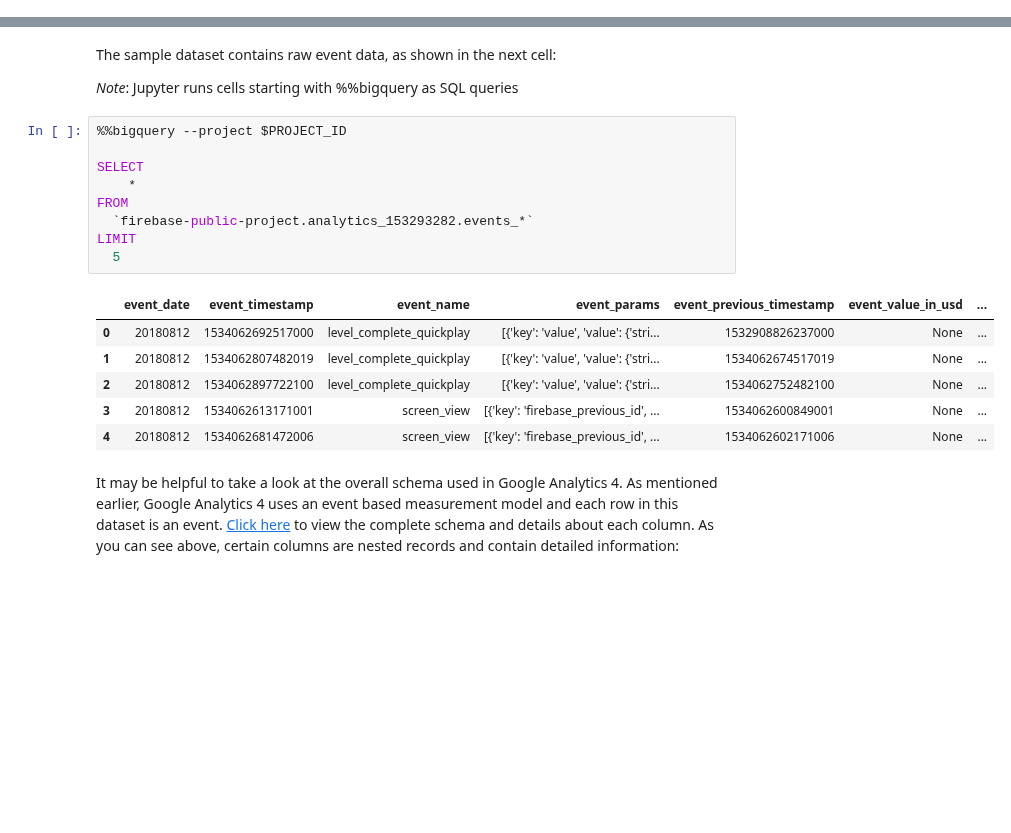
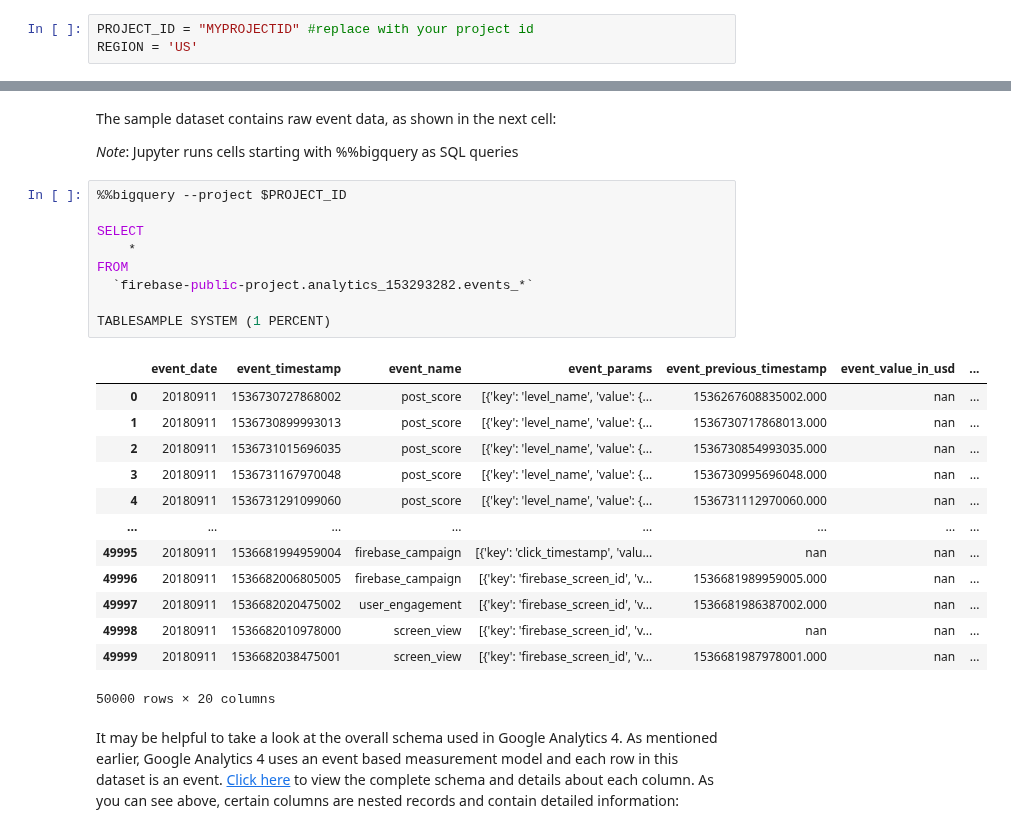
Before and after one commit to GoogleCloudPlatform/analytics-componentized-patterns, a Jupyter notebook: gaming/propensity-model/bqml/bqml_ga4_gaming_propensity_to_churn.ipynb, the cells around one changed output, grey strips where cells are left out. Drawn from its saved outputs; the diff is of its cells as text; blank space fills up the shorter version.

```diff
--- a/gaming/propensity-model/bqml/bqml_ga4_gaming_propensity_to_churn.ipynb
+++ b/gaming/propensity-model/bqml/bqml_ga4_gaming_propensity_to_churn.ipynb
@@ -121,3 +118,6 @@ REGION = 'US'
+# %%
+PROJECT_ID = "MYPROJECTID" #replace with your project id
+REGION = 'US'
 # %% [markdown]
 ### Import libraries and define constants
 # %%
@@ -143,19 +145,26 @@ _Note_: Jupyter runs cells starting with %%bigquery as SQL queries
 # %%
 %%bigquery --project $PROJECT_ID
 
 SELECT
     *
 FROM
   `firebase-public-project.analytics_153293282.events_*`
-LIMIT
-  5
+
+TABLESAMPLE SYSTEM (1 PERCENT)
 # %% [output]
 |  | event_date | event_timestamp | event_name | event_params | event_previous_timestamp | event_value_in_usd | ... |
-| 0 | 20180812 | 1534062692517000 | level_complete_quickplay | [{'key': 'value', 'value': {'stri... | 1532908826237000 | None | ... |
-| 1 | 20180812 | 1534062807482019 | level_complete_quickplay | [{'key': 'value', 'value': {'stri... | 1534062674517019 | None | ... |
-| 2 | 20180812 | 1534062897722100 | level_complete_quickplay | [{'key': 'value', 'value': {'stri... | 1534062752482100 | None | ... |
-| 3 | 20180812 | 1534062613171001 | screen_view | [{'key': 'firebase_previous_id', ... | 1534062600849001 | None | ... |
-| 4 | 20180812 | 1534062681472006 | screen_view | [{'key': 'firebase_previous_id', ... | 1534062602171006 | None | ... |
+| 0 | 20180911 | 1536730727868002 | post_score | [{'key': 'level_name', 'value': {... | 1536267608835002.000 | nan | ... |
+| 1 | 20180911 | 1536730899993013 | post_score | [{'key': 'level_name', 'value': {... | 1536730717868013.000 | nan | ... |
+| 2 | 20180911 | 1536731015696035 | post_score | [{'key': 'level_name', 'value': {... | 1536730854993035.000 | nan | ... |
+| 3 | 20180911 | 1536731167970048 | post_score | [{'key': 'level_name', 'value': {... | 1536730995696048.000 | nan | ... |
+| 4 | 20180911 | 1536731291099060 | post_score | [{'key': 'level_name', 'value': {... | 1536731112970060.000 | nan | ... |
+| ... | ... | ... | ... | ... | ... | ... | ... |
+| 49995 | 20180911 | 1536681994959004 | firebase_campaign | [{'key': 'click_timestamp', 'valu... | nan | nan | ... |
+| 49996 | 20180911 | 1536682006805005 | firebase_campaign | [{'key': 'firebase_screen_id', 'v... | 1536681989959005.000 | nan | ... |
+| 49997 | 20180911 | 1536682020475002 | user_engagement | [{'key': 'firebase_screen_id', 'v... | 1536681986387002.000 | nan | ... |
+| 49998 | 20180911 | 1536682010978000 | screen_view | [{'key': 'firebase_screen_id', 'v... | nan | nan | ... |
+| 49999 | 20180911 | 1536682038475001 | screen_view | [{'key': 'firebase_screen_id', 'v... | 1536681987978001.000 | nan | ... |
+50000 rows × 20 columns
 # %% [markdown]
 It may be helpful to take a look at the overall schema used in Google Analytics 4. As mentioned earlier, Google Analytics 4 uses an event based measurement model and each row in this dataset is an event. [Click here](https://support.google.com/analytics/answer/7029846) to view the complete schema and details about each column. As you can see above, certain columns are nested records and contain detailed information:
 # %% [markdown]
```
Also changed, not shown: parts of 14 cells of this notebook.
